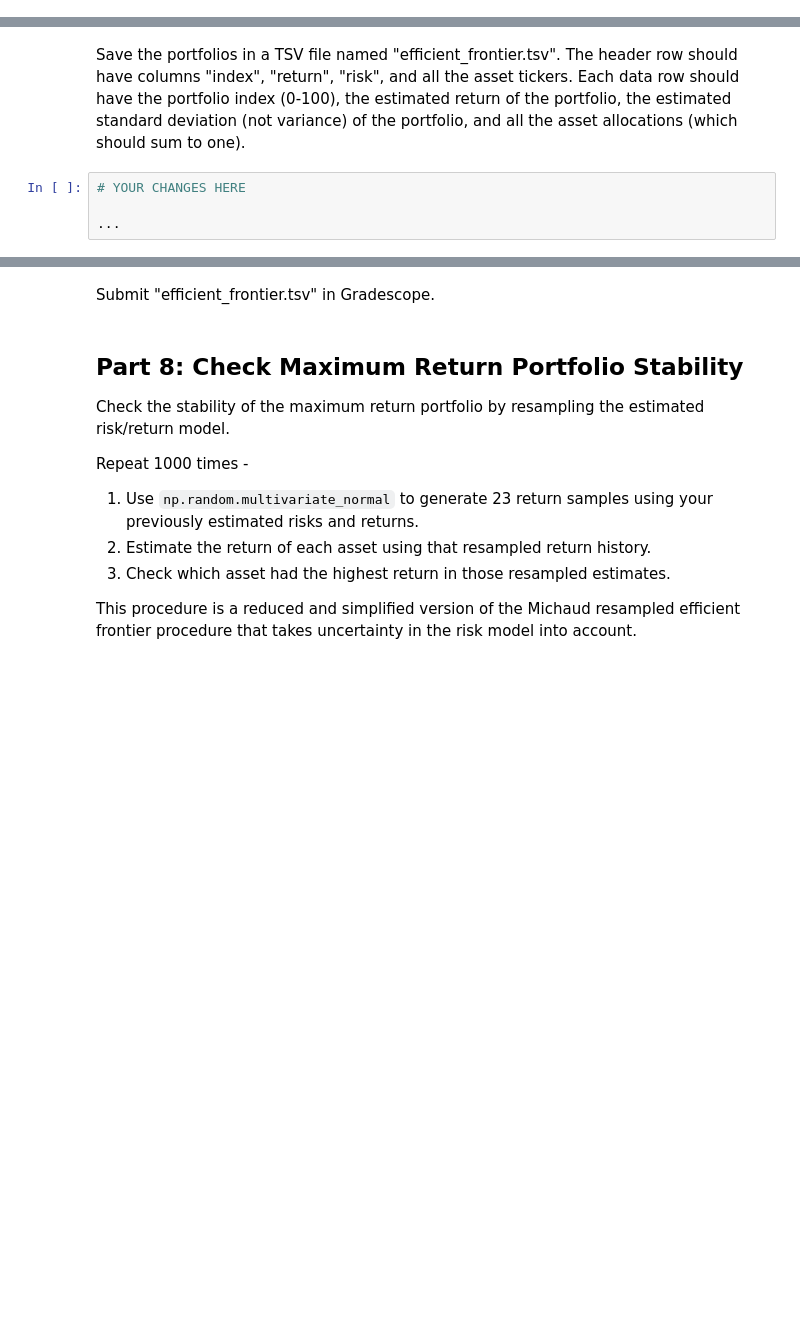
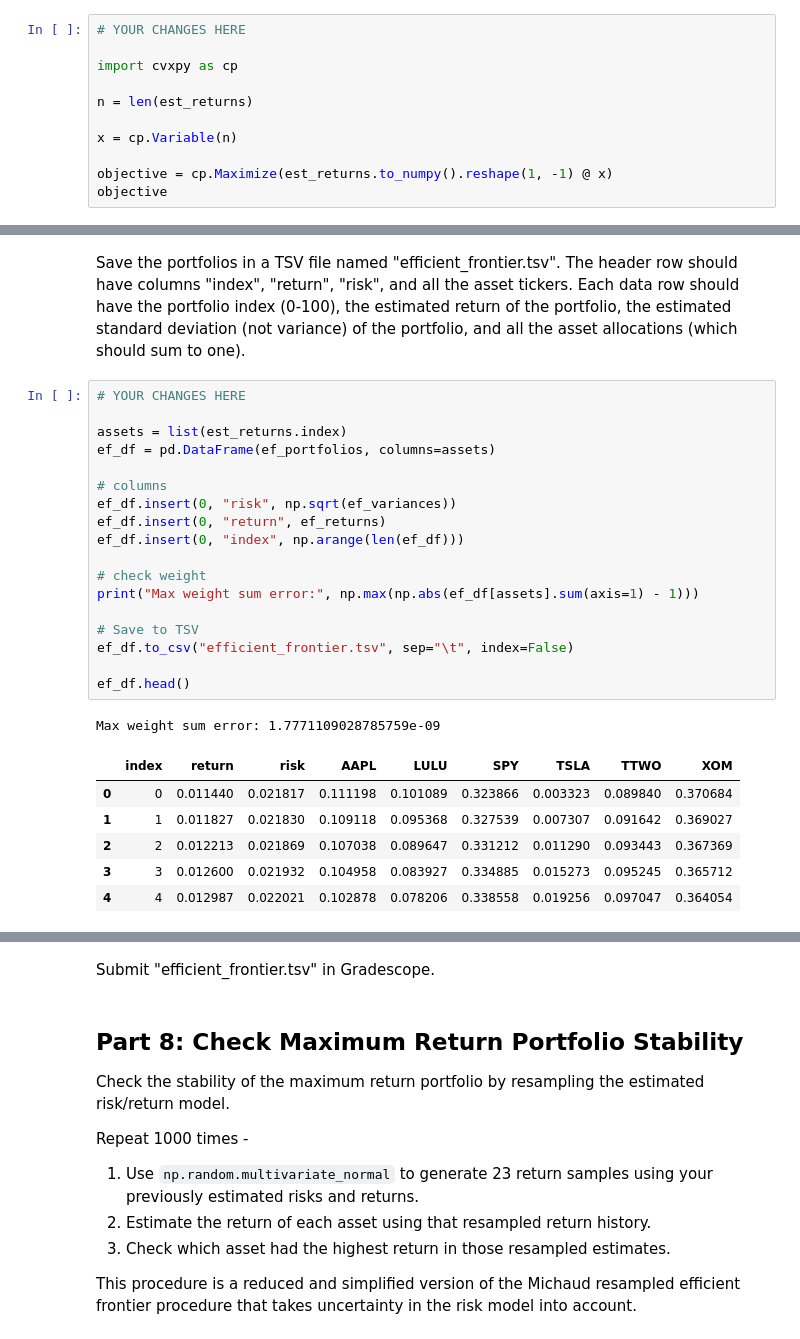
Before and after one commit to tlevash23/AIinField, a Jupyter notebook: project.ipynb, the cells around one changed output, grey strips where cells are left out. Drawn from its saved outputs; the diff is of its cells as text; blank space fills up the shorter version.

```diff
--- a/project.ipynb
+++ b/project.ipynb
@@ -252,0 +263,11 @@ Compute the maximum return portfolio based on your previously estimated risks an
+# %%
+# YOUR CHANGES HERE
+
+import cvxpy as cp
+
+n = len(est_returns)
+
+x = cp.Variable(n)
+
+objective = cp.Maximize(est_returns.to_numpy().reshape(1, -1) @ x)
+objective
@@ -293,7 +469,29 @@ That is, the estimated return of the portfolios should be similar to `np.linspac
 Save the portfolios in a TSV file named "efficient_frontier.tsv".
 The header row should have columns "index", "return", "risk", and all the asset tickers.
 Each data row should have the portfolio index (0-100), the estimated return of the portfolio, the estimated standard deviation (not variance) of the portfolio, and all the asset allocations (which should sum to one).
-# %%
-# YOUR CHANGES HERE
-
-...
+# %%
+# YOUR CHANGES HERE
+
+assets = list(est_returns.index)
+ef_df = pd.DataFrame(ef_portfolios, columns=assets)
+
+# columns
+ef_df.insert(0, "risk", np.sqrt(ef_variances))
+ef_df.insert(0, "return", ef_returns)
+ef_df.insert(0, "index", np.arange(len(ef_df)))
+
+# check weight
+print("Max weight sum error:", np.max(np.abs(ef_df[assets].sum(axis=1) - 1)))
+
+# Save to TSV
+ef_df.to_csv("efficient_frontier.tsv", sep="\t", index=False)
+
+ef_df.head()
+# %% [output]
+Max weight sum error: 1.7771109028785759e-09
+|  | index | return | risk | AAPL | LULU | SPY | TSLA | TTWO | XOM |
+| 0 | 0 | 0.011440 | 0.021817 | 0.111198 | 0.101089 | 0.323866 | 0.003323 | 0.089840 | 0.370684 |
+| 1 | 1 | 0.011827 | 0.021830 | 0.109118 | 0.095368 | 0.327539 | 0.007307 | 0.091642 | 0.369027 |
+| 2 | 2 | 0.012213 | 0.021869 | 0.107038 | 0.089647 | 0.331212 | 0.011290 | 0.093443 | 0.367369 |
+| 3 | 3 | 0.012600 | 0.021932 | 0.104958 | 0.083927 | 0.334885 | 0.015273 | 0.095245 | 0.365712 |
+| 4 | 4 | 0.012987 | 0.022021 | 0.102878 | 0.078206 | 0.338558 | 0.019256 | 0.097047 | 0.364054 |
```
Also changed, not shown: parts of 26 cells of this notebook, 6 other files.
